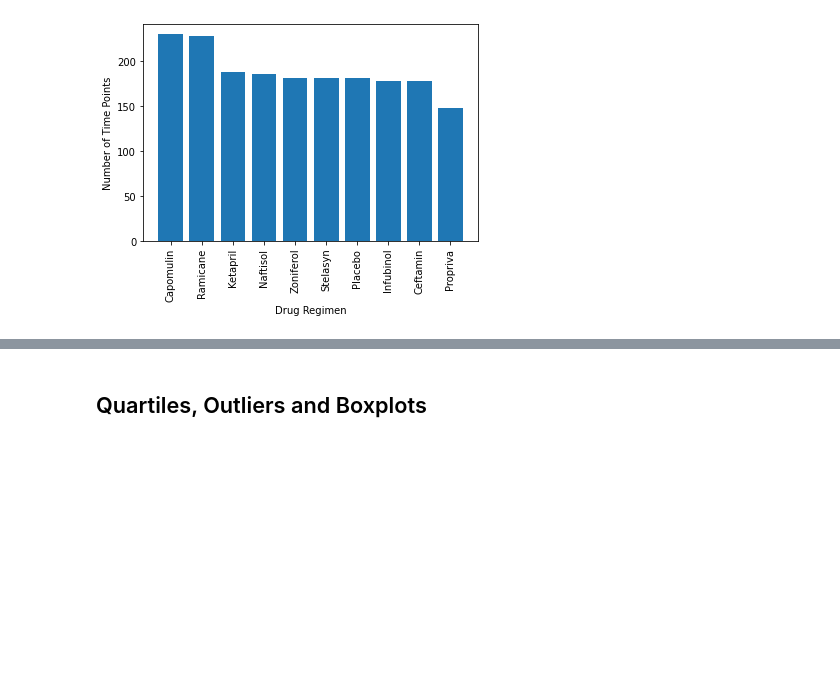
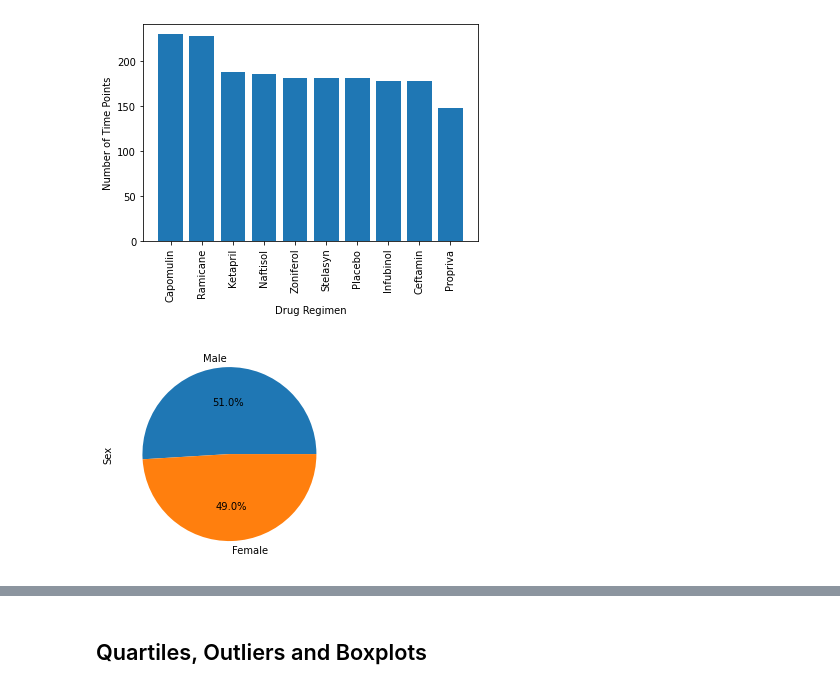
Before and after one commit to cakearns/Mod_5_MatPlotLib_Challenge, a Jupyter notebook: Pymaceuticals/pymaceuticals_starter.ipynb, the cells around one changed output, grey strips where cells are left out. Cells and saved outputs as stored; diff of their text form; code cells hidden in the pictures; blank space fills up the shorter version.

```diff
--- a/Pymaceuticals/pymaceuticals_starter.ipynb
+++ b/Pymaceuticals/pymaceuticals_starter.ipynb
@@ -160,7 +160,11 @@ plt.show()
 # %%
 # Generate a pie plot showing the distribution of female versus male mice using Pandas
 
+gender = clean_study_data_complete["Sex"].value_counts()
+gender.plot(kind="pie", autopct="%1.1f%%")
 plt.show()
+# %% [output]
+[figure, added]
 # %%
 # Generate a pie plot showing the distribution of female versus male mice using pyplot
 
```
Also changed, not shown: parts of 8 cells of this notebook.
